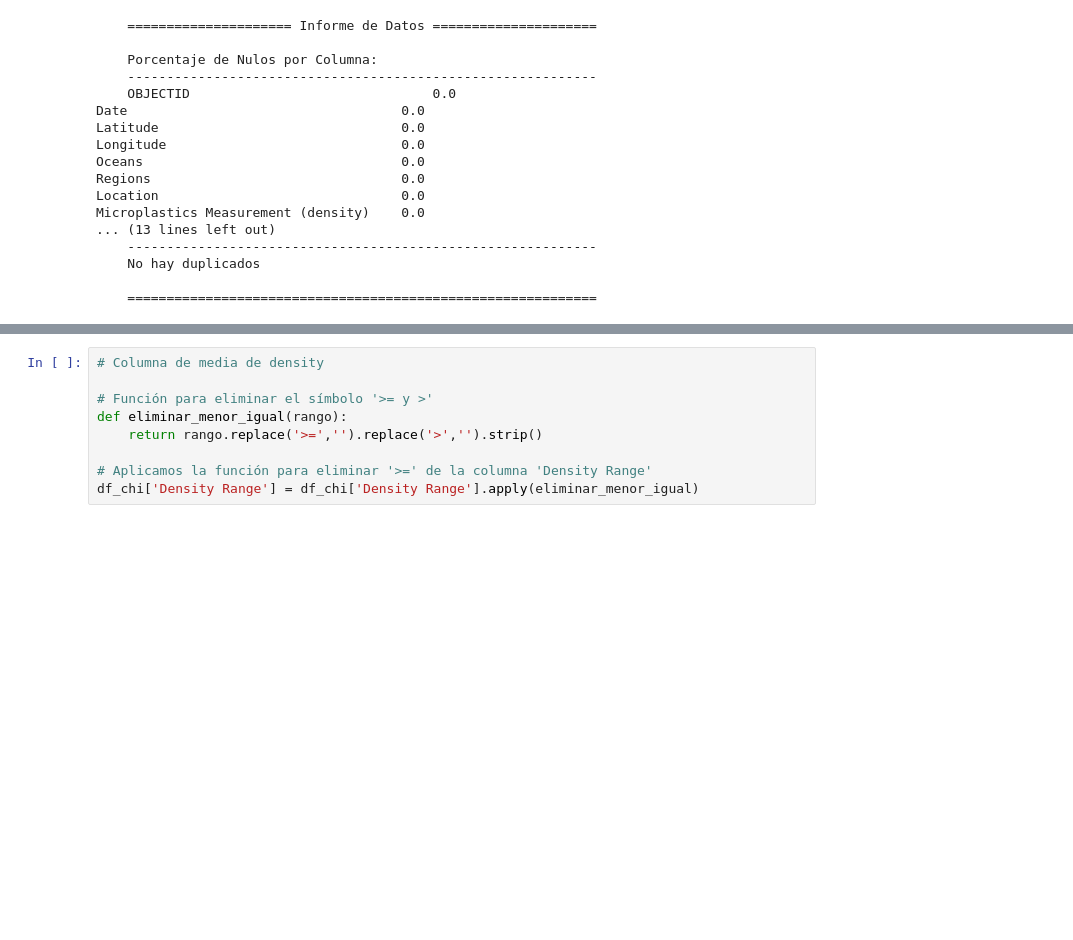
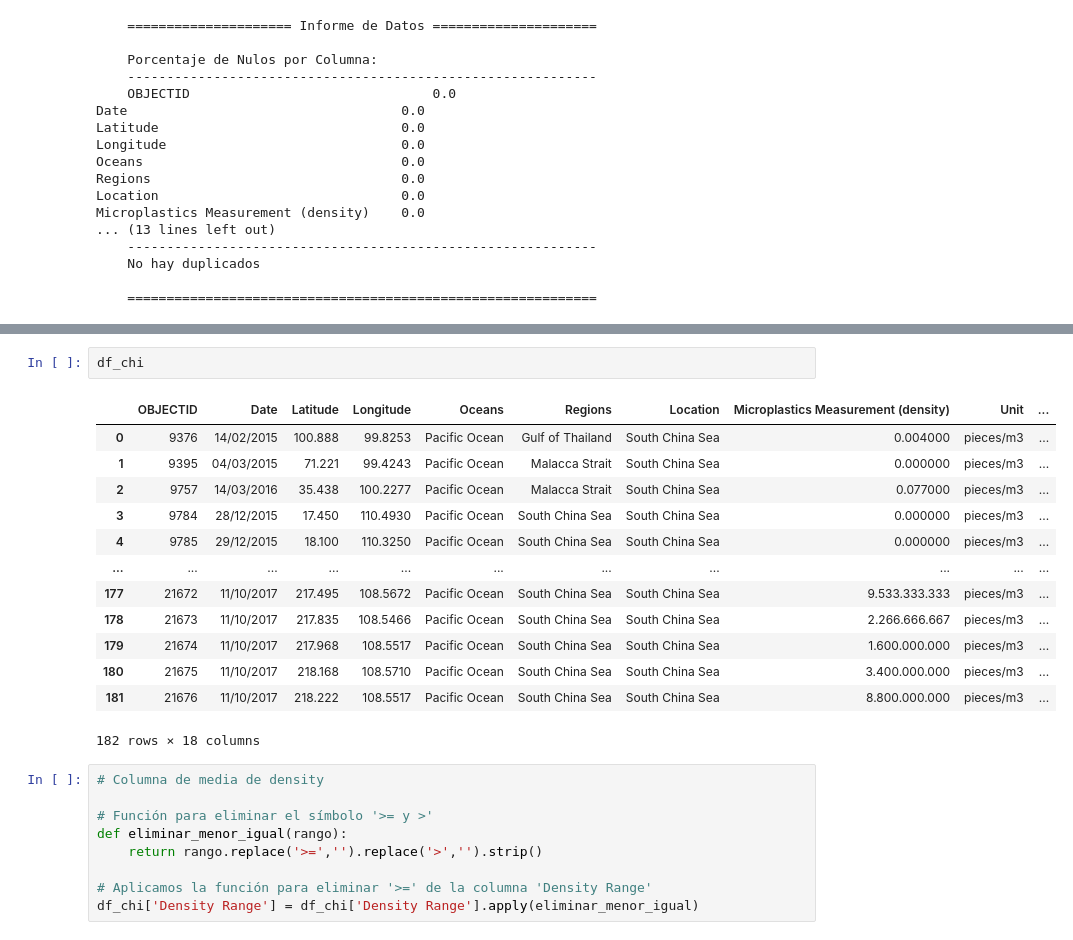
Before and after one commit to Beatriz-mij/Proyecto-PowerBI-MOD4, a Jupyter notebook: 03_ EDA_South_China_Sea.ipynb, the cells around one changed output, grey strips where cells are left out. Cells and saved outputs as stored; diff of their text form; blank space fills up the shorter version.

```diff
--- a/03_ EDA_South_China_Sea.ipynb
+++ b/03_ EDA_South_China_Sea.ipynb
@@ -90,3 +103,19 @@ Microplastics Measurement (density)    0.0
+# %%
+df_chi
+# %% [output]
+|  | OBJECTID | Date | Latitude | Longitude | Oceans | Regions | Location | Microplastics Measurement (density) | Unit | ... |
+| 0 | 9376 | 14/02/2015 | 100.888 | 99.8253 | Pacific Ocean | Gulf of Thailand | South China Sea | 0.004000 | pieces/m3 | ... |
+| 1 | 9395 | 04/03/2015 | 71.221 | 99.4243 | Pacific Ocean | Malacca Strait | South China Sea | 0.000000 | pieces/m3 | ... |
+| 2 | 9757 | 14/03/2016 | 35.438 | 100.2277 | Pacific Ocean | Malacca Strait | South China Sea | 0.077000 | pieces/m3 | ... |
+| 3 | 9784 | 28/12/2015 | 17.450 | 110.4930 | Pacific Ocean | South China Sea | South China Sea | 0.000000 | pieces/m3 | ... |
+| 4 | 9785 | 29/12/2015 | 18.100 | 110.3250 | Pacific Ocean | South China Sea | South China Sea | 0.000000 | pieces/m3 | ... |
+| ... | ... | ... | ... | ... | ... | ... | ... | ... | ... | ... |
+| 177 | 21672 | 11/10/2017 | 217.495 | 108.5672 | Pacific Ocean | South China Sea | South China Sea | 9.533.333.333 | pieces/m3 | ... |
+| 178 | 21673 | 11/10/2017 | 217.835 | 108.5466 | Pacific Ocean | South China Sea | South China Sea | 2.266.666.667 | pieces/m3 | ... |
+| 179 | 21674 | 11/10/2017 | 217.968 | 108.5517 | Pacific Ocean | South China Sea | South China Sea | 1.600.000.000 | pieces/m3 | ... |
+| 180 | 21675 | 11/10/2017 | 218.168 | 108.5710 | Pacific Ocean | South China Sea | South China Sea | 3.400.000.000 | pieces/m3 | ... |
+| 181 | 21676 | 11/10/2017 | 218.222 | 108.5517 | Pacific Ocean | South China Sea | South China Sea | 8.800.000.000 | pieces/m3 | ... |
+182 rows × 18 columns
 # %%
 # Columna de media de density
 
```
Also changed, not shown: parts of 3 cells of this notebook, 1 other file.
